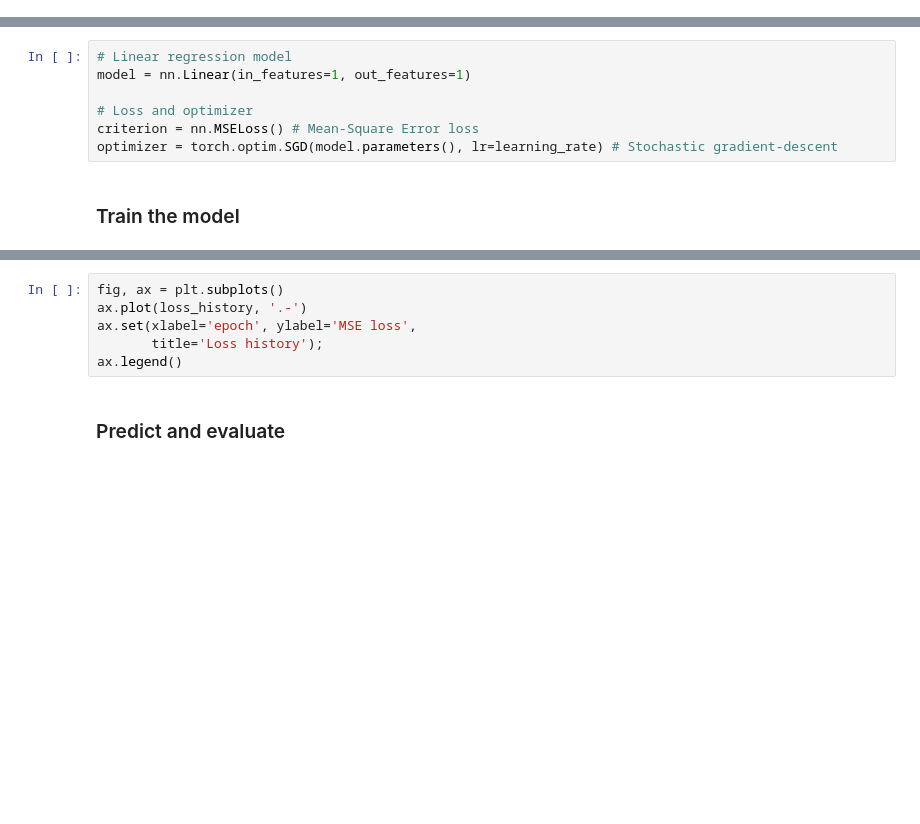
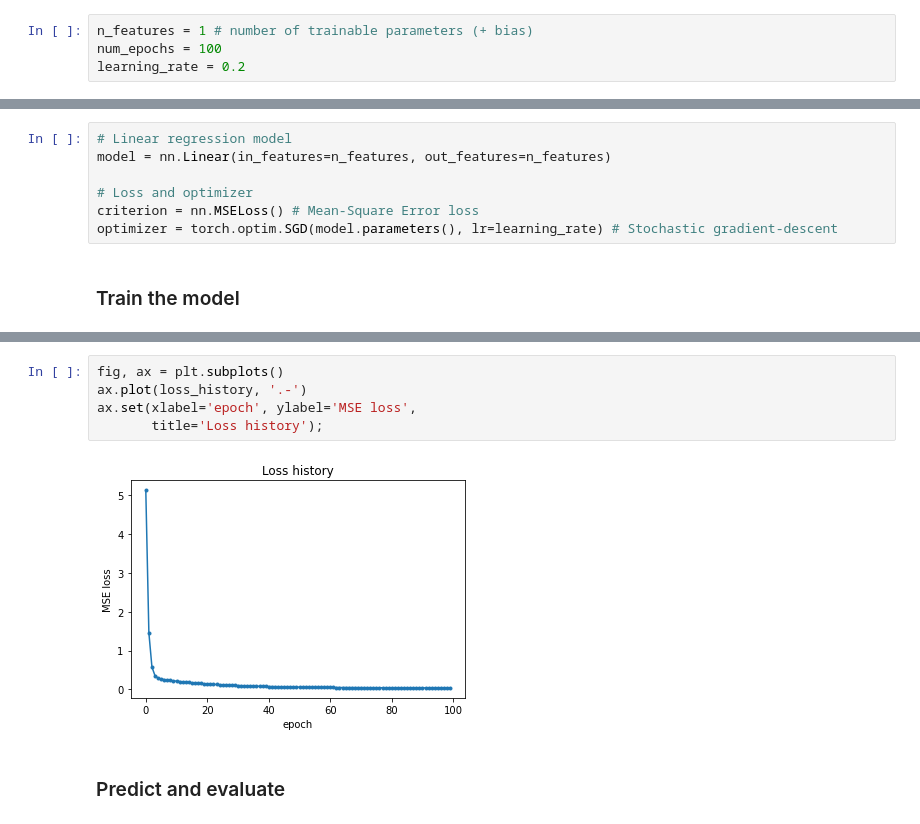
Before and after one commit to lento234/ml-tutorials, a Jupyter notebook: 01-basics/linear_regression.ipynb, the cells around one changed output, grey strips where cells are left out. Drawn from its saved outputs; the diff is of its cells as text; blank space fills up the shorter version.

```diff
--- a/01-basics/linear_regression.ipynb
+++ b/01-basics/linear_regression.ipynb
@@ -48,8 +44,12 @@ learning_rate = 0.2
+# %%
+n_features = 1 # number of trainable parameters (+ bias)
+num_epochs = 100
+learning_rate = 0.2
 # %% [markdown]
 #### Model, Loss and Optimizer
 # %%
 # Linear regression model
-model = nn.Linear(in_features=1, out_features=1)
+model = nn.Linear(in_features=n_features, out_features=n_features)
 
 # Loss and optimizer
 criterion = nn.MSELoss() # Mean-Square Error loss
@@ -78,9 +89,10 @@ for epoch in range(num_epochs):
 # %%
 fig, ax = plt.subplots()
 ax.plot(loss_history, '.-')
 ax.set(xlabel='epoch', ylabel='MSE loss',
        title='Loss history');
-ax.legend()
+# %% [output]
+[figure, added]
 # %% [markdown]
 ### Predict and evaluate
 # %%
```
Also changed, not shown: parts of 5 cells of this notebook, 2 other files.
